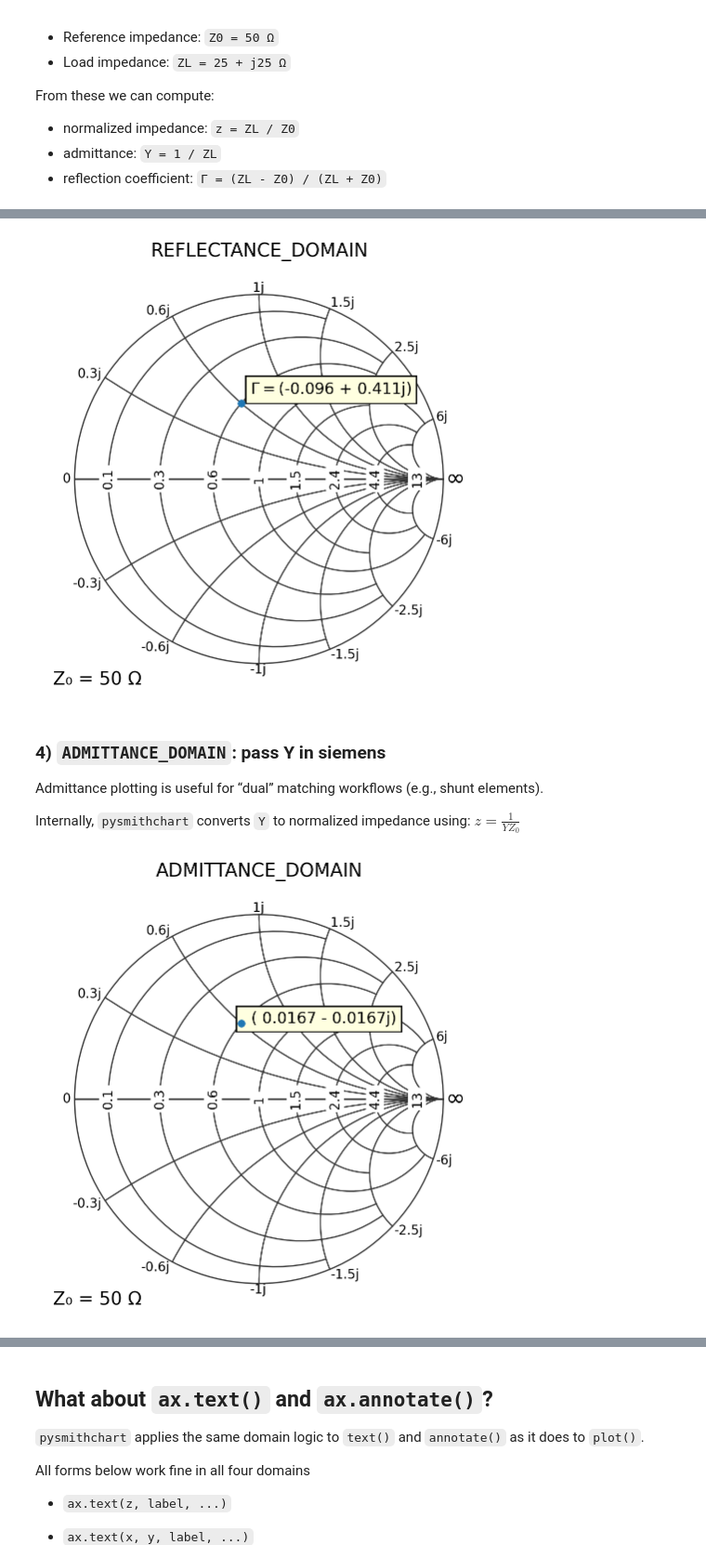
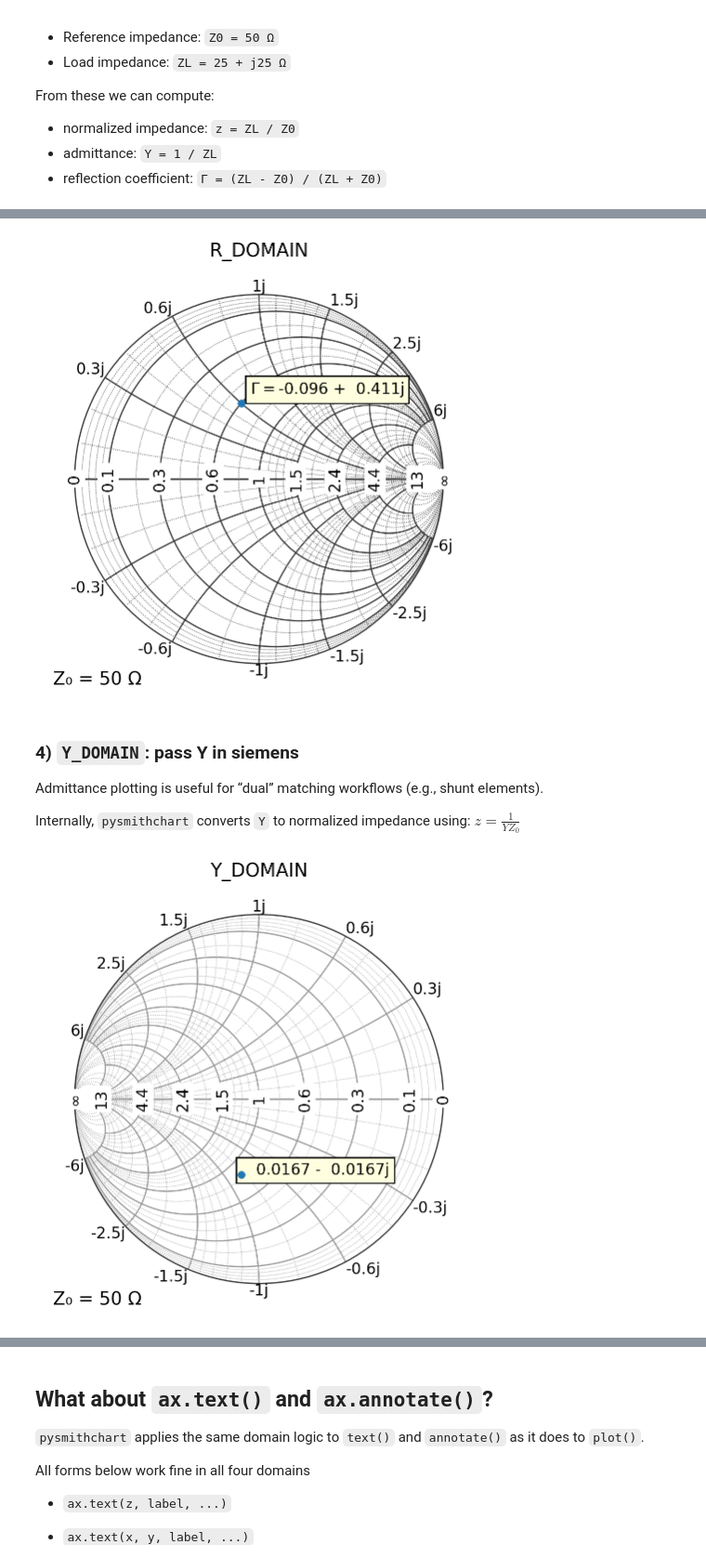
Before and after one commit to scottprahl/pysmithchart, a Jupyter notebook: docs/02a_domains.ipynb, the cells around one changed output, grey strips where cells are left out. Shown at 93% size. Cells and saved outputs as stored; diff of their text form; code cells hidden in the pictures.

```diff
--- a/docs/02a_domains.ipynb
+++ b/docs/02a_domains.ipynb
@@ -139,18 +140,18 @@ ZL = 30 + 1j * 30
 Gamma = utils.calc_gamma(Z0, ZL)
 
 plt.figure(figsize=(6, 6))
-ax = plt.subplot(111, projection="smith", domain=REFLECTANCE_DOMAIN)
+ax = plt.subplot(111, projection="smith", domain=R_DOMAIN)
 
 ax.plot(Gamma, marker="o", linestyle="")
 text_offset = 0.05 + 0.05j
 ax.text(Gamma + text_offset, "$\Gamma =$" + utils.cs(Gamma, 3), bbox=text_box)
 
-ax.set_title("REFLECTANCE_DOMAIN")
+ax.set_title("R_DOMAIN")
 plt.show()
 # %% [output]
-[figure, old version]
+[figure, new version]
 # %% [markdown]
-### 4) `ADMITTANCE_DOMAIN`: pass **Y in siemens**
+### 4) `Y_DOMAIN`: pass **Y in siemens**
 
 Admittance plotting is useful for “dual” matching workflows (e.g., shunt elements).
 
@@ -159,14 +160,14 @@ $z = \frac{1}{Y Z_0}$
 # %%
 ZL = 30 + 1j * 30
 YL = 1 / ZL
 
 plt.figure(figsize=(6, 6))
-ax = plt.subplot(111, projection="smith", domain=ADMITTANCE_DOMAIN)
+ax = plt.subplot(111, projection="smith", grid="admittance", domain=Y_DOMAIN)
 
 ax.plot(YL, marker="o", linestyle="")
 ax.text(YL, "  " + utils.cs(YL, 4), bbox=text_box)
 
-ax.set_title("ADMITTANCE_DOMAIN")
+ax.set_title("Y_DOMAIN")
 plt.show()
 # %% [output]
-[figure, old version]
+[figure, new version]
```
Also changed, not shown: parts of 12 cells of this notebook, 6 other files.
